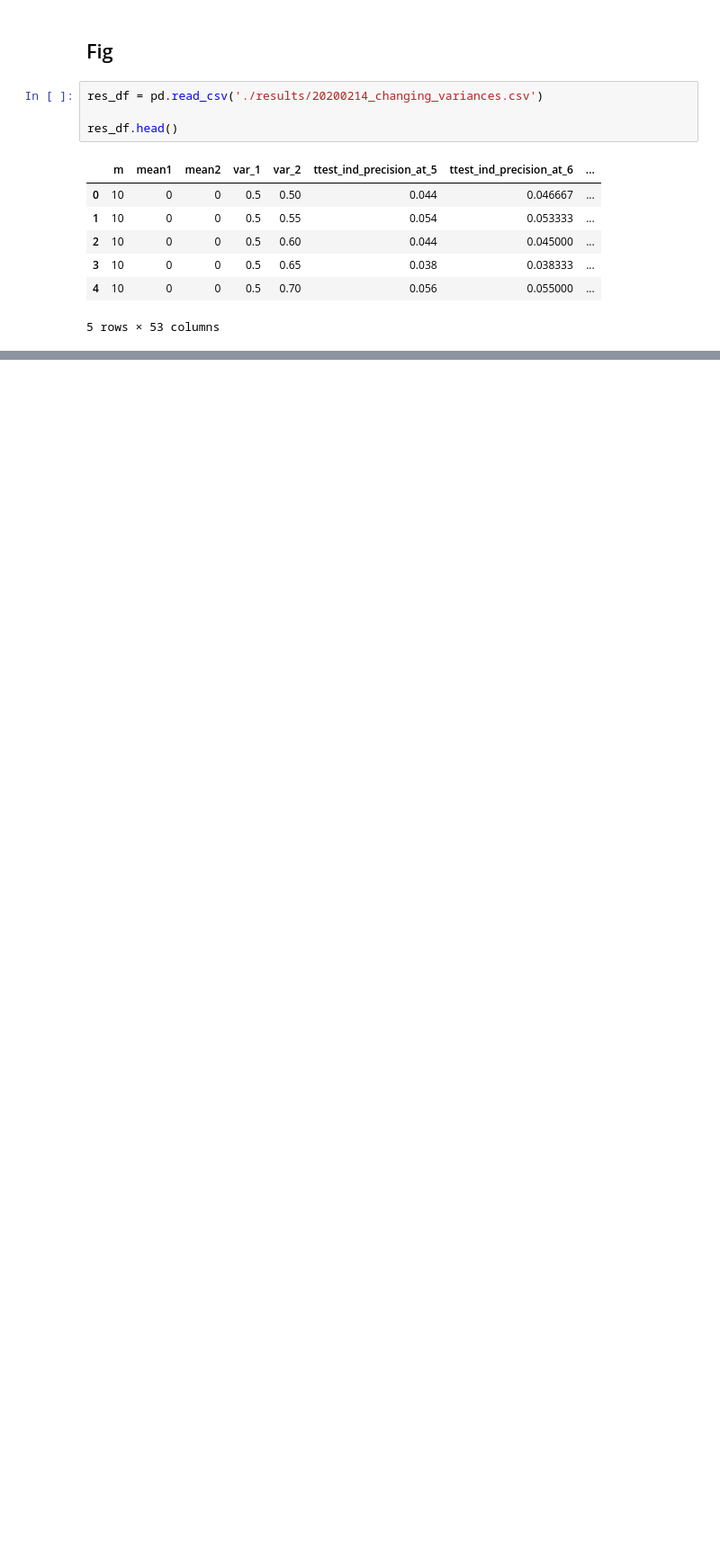
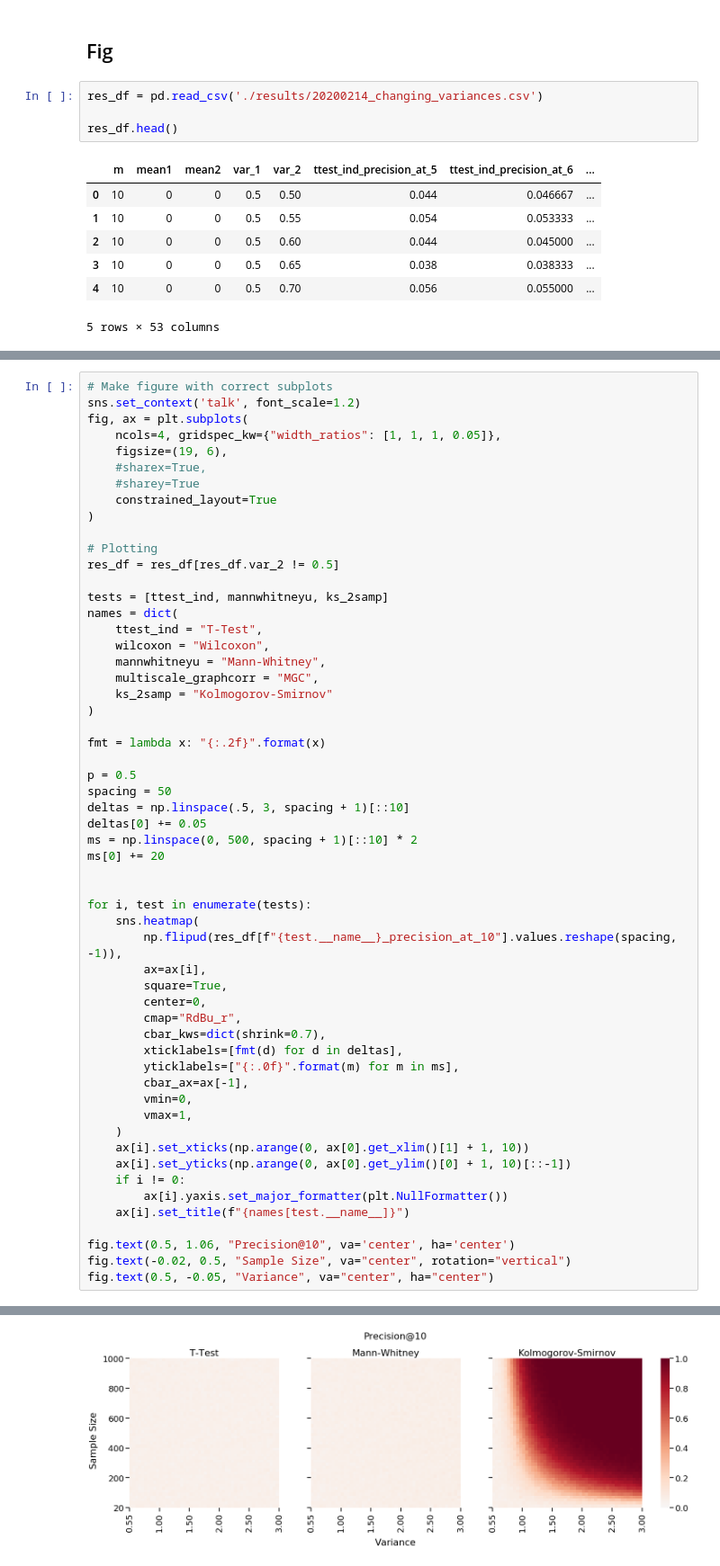
Before and after one commit to neurodata/dos_and_donts, a Jupyter notebook: experiments/experiment_2/20200223_run_all.ipynb, the cells around one changed output, grey strips where cells are left out. Shown at 90% size. Drawn from its saved outputs; the diff is of its cells as text; blank space fills up the shorter version.

```diff
--- a/experiments/experiment_2/20200223_run_all.ipynb
+++ b/experiments/experiment_2/20200223_run_all.ipynb
@@ -234,0 +235,57 @@ fig.savefig("./figures/20200214_changing_variances.png", dpi=300, bbox_inches='t
+# %%
+# Make figure with correct subplots
+sns.set_context('talk', font_scale=1.2)
+fig, ax = plt.subplots(
+    ncols=4, gridspec_kw={"width_ratios": [1, 1, 1, 0.05]},
+    figsize=(19, 6),
+    #sharex=True,
+    #sharey=True
+    constrained_layout=True
+)
+
+# Plotting
+res_df = res_df[res_df.var_2 != 0.5]
+
+tests = [ttest_ind, mannwhitneyu, ks_2samp]
+names = dict(
+    ttest_ind = "T-Test",
+    wilcoxon = "Wilcoxon",
+    mannwhitneyu = "Mann-Whitney",
+    multiscale_graphcorr = "MGC",
+    ks_2samp = "Kolmogorov-Smirnov"
+)
+
+fmt = lambda x: "{:.2f}".format(x)
+
+p = 0.5
+spacing = 50
+deltas = np.linspace(.5, 3, spacing + 1)[::10]
+deltas[0] += 0.05
+ms = np.linspace(0, 500, spacing + 1)[::10] * 2
+ms[0] += 20
+
+
+for i, test in enumerate(tests):
+    sns.heatmap(
+        np.flipud(res_df[f"{test.__name__}_precision_at_10"].values.reshape(spacing, -1)),
+        ax=ax[i],
+        square=True,
+        center=0,
+        cmap="RdBu_r",
+        cbar_kws=dict(shrink=0.7),
+        xticklabels=[fmt(d) for d in deltas],
+        yticklabels=["{:.0f}".format(m) for m in ms],
+        cbar_ax=ax[-1],
+        vmin=0,
+        vmax=1,
+    )
+    ax[i].set_xticks(np.arange(0, ax[0].get_xlim()[1] + 1, 10))
+    ax[i].set_yticks(np.arange(0, ax[0].get_ylim()[0] + 1, 10)[::-1])
+    if i != 0:
+        ax[i].yaxis.set_major_formatter(plt.NullFormatter())
+    ax[i].set_title(f"{names[test.__name__]}")
+
+fig.text(0.5, 1.06, "Precision@10", va='center', ha='center')
+fig.text(-0.02, 0.5, "Sample Size", va="center", rotation="vertical")
+fig.text(0.5, -0.05, "Variance", va="center", ha="center")
+# %% [output]
@@ -234,0 +293 @@ fig.savefig("./figures/20200214_changing_variances.png", dpi=300, bbox_inches='t
+[figure, added]
```
Also changed, not shown: parts of 4 cells of this notebook, 1 other file.
